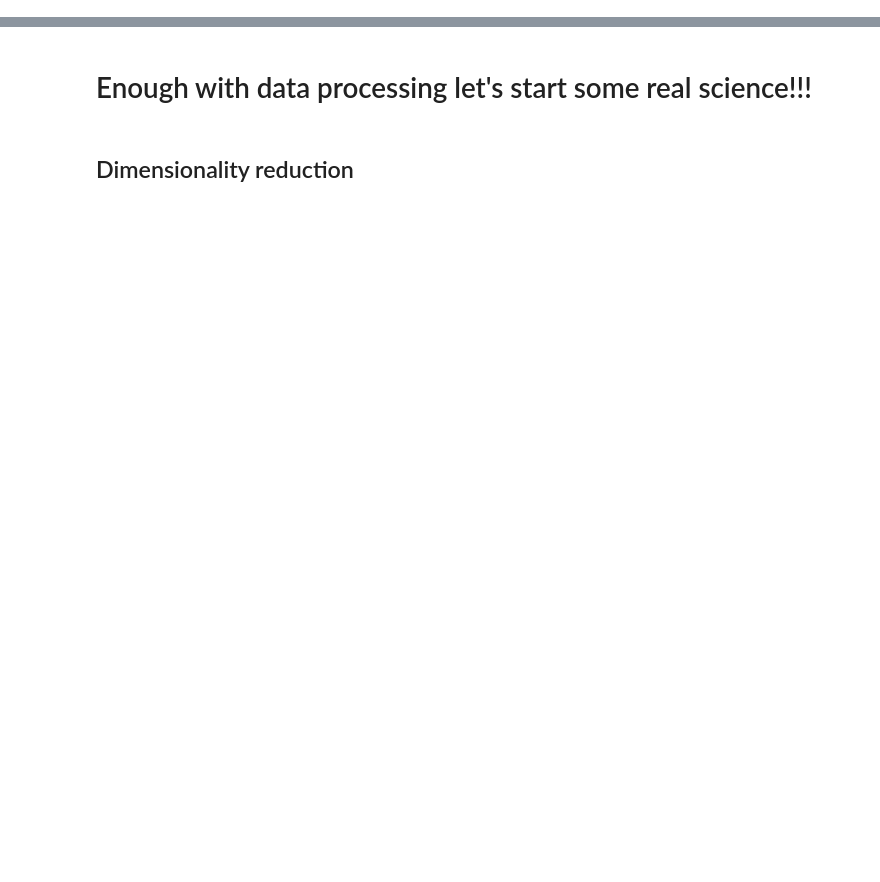
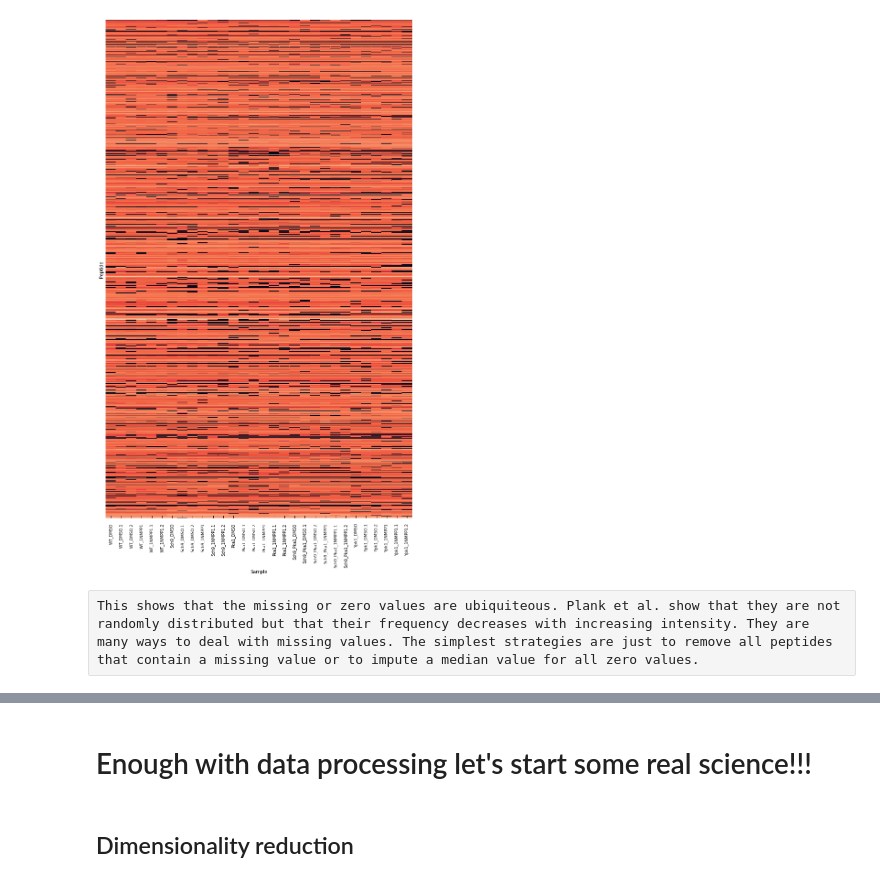
Before and after one commit to sib-swiss/intro-machine-learning-training, a Jupyter notebook: python_notebooks/Chapter_1_Exploratory_analysis_and_unsupervised_learning.ipynb, the cells around one changed output, grey strips where cells are left out. Cells and saved outputs as stored; diff of their text form; code cells hidden in the pictures; blank space fills up the shorter version.

```diff
--- a/python_notebooks/Chapter_1_Exploratory_analysis_and_unsupervised_learning.ipynb
+++ b/python_notebooks/Chapter_1_Exploratory_analysis_and_unsupervised_learning.ipynb
@@ -312,0 +98,11 @@ For more imputation technics : [Scikit-learn imputation](https://scikit-learn.or
+# %%
+plt.figure(figsize=(12,20))
+X.set_index(df['Peptide sequence'], inplace=True)
+ax = sns.heatmap(X, cbar=False,yticklabels=False)
+plt.xlabel("Sample")
+plt.ylabel("Peptide")
+plt.show()
+# %% [output]
+[figure, added]
+# %% [raw]
+This shows that the missing or zero values are ubiquiteous. Plank et al. show that they are not randomly distributed but that their frequency decreases with increasing intensity. They are many ways to deal with missing values. The simplest strategies are just to remove all peptides that contain a missing value or to impute a median value for all zero values.
```
Also changed, not shown: parts of 108 cells of this notebook, 1 other file.
